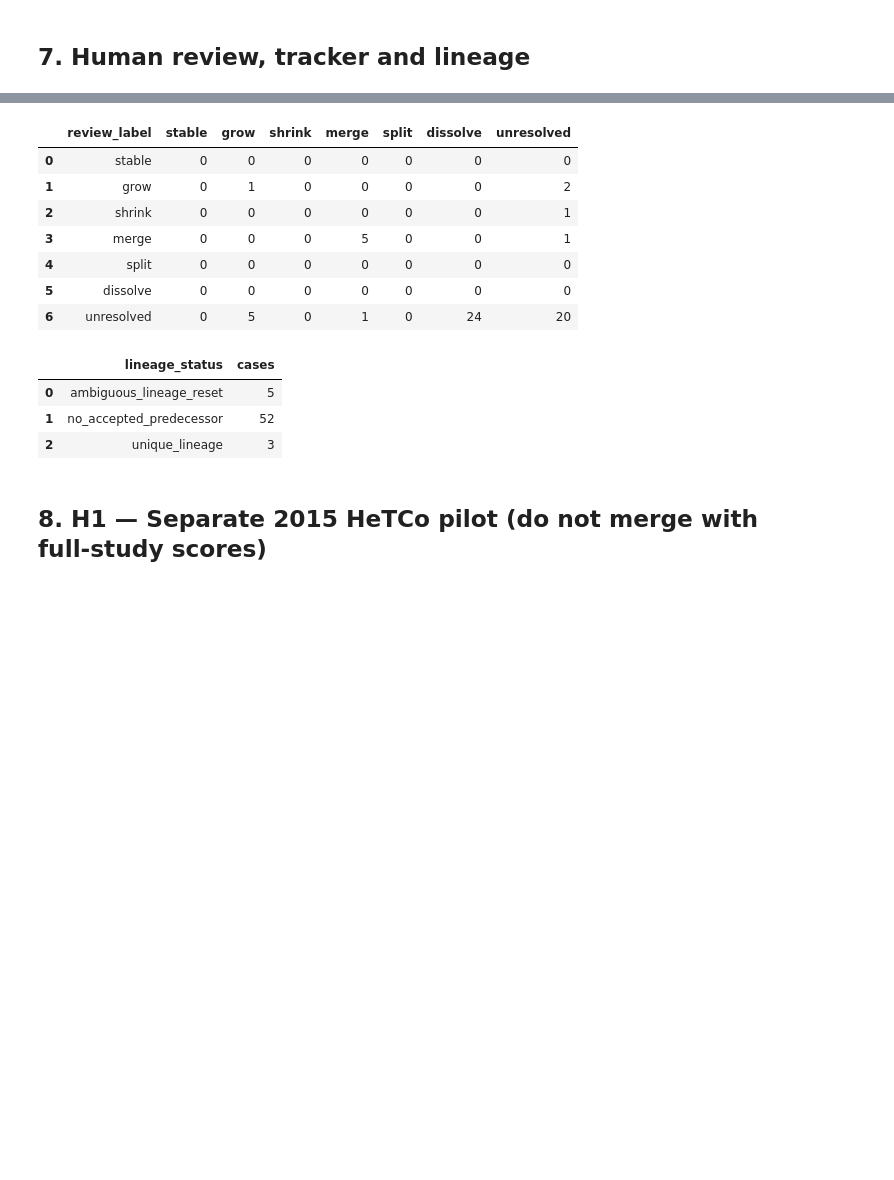
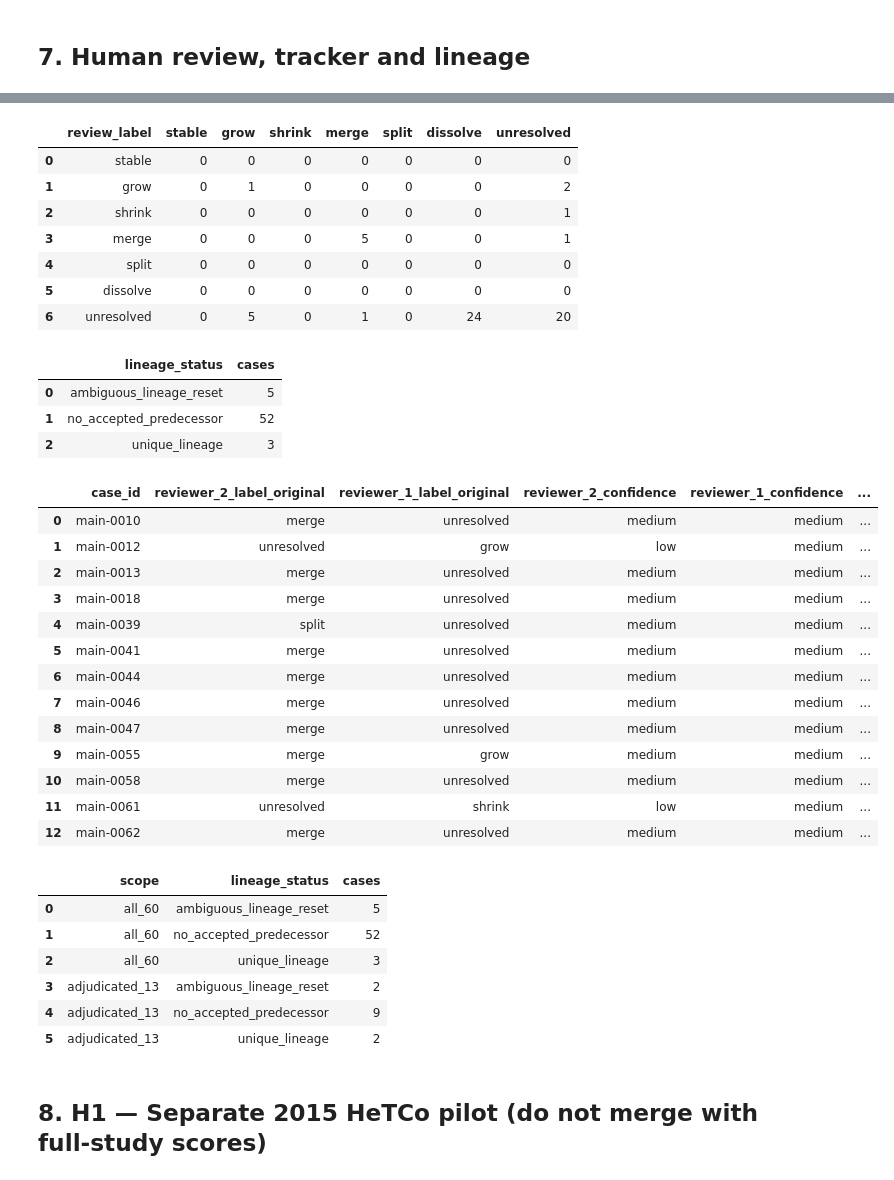
Before and after one commit to TamNgx179/reddit-community-evolution, a Jupyter notebook: notebooks/INTEGRATED_MIDTERM2_NOTEBOOK_20261111.ipynb, the cells around one changed output, grey strips where cells are left out. Cells and saved outputs as stored; diff of their text form; code cells hidden in the pictures; blank space fills up the shorter version.

```diff
--- a/notebooks/INTEGRATED_MIDTERM2_NOTEBOOK_20261111.ipynb
+++ b/notebooks/INTEGRATED_MIDTERM2_NOTEBOOK_20261111.ipynb
@@ -317,36 +317,67 @@ lineage_summary = read_csv("reports/tables/week3-review-20261109/source-lineage-
 print(json.dumps(review_summary, indent=2))
 display(tracker_confusion)
 display(lineage_summary)
+adjudication = read_csv(
+    "reports/tables/human-review-20261107/01_agreement_adjudication/adjudication.csv"
+)
+
+lineage_by_scope = read_csv(
+    "reports/tables/human-review-20261107/02_tracker_audit/lineage_by_scope.csv"
+)
+
+display(adjudication)
+display(lineage_by_scope)
 # %% [output]
 {
   "status": "verified_for_week3_documentation",
   "panel_cases": 60,
   "pre_discussion_agreements": 47,
   "raw_agreement": 0.7833333333333333,
   "cohen_kappa": 0.443254817987152,
   "adjudicated_cases": 13,
   "adjudicated_label_counts": {
     "unresolved": 10,
     "grow": 2,
     "shrink": 1
   },
 ... (13 lines left out)
   "additional_tam_review_status": "six_case_automated_supplement_completed_human_judgments_unrecorded",
   "tam_previously_seen_panel_results": true,
   "supplementary_automated_cases": 6
 }
 |  | review_label | stable | grow | shrink | merge | split | dissolve | unresolved |
 | 0 | stable | 0 | 0 | 0 | 0 | 0 | 0 | 0 |
 | 1 | grow | 0 | 1 | 0 | 0 | 0 | 0 | 2 |
 | 2 | shrink | 0 | 0 | 0 | 0 | 0 | 0 | 1 |
 | 3 | merge | 0 | 0 | 0 | 5 | 0 | 0 | 1 |
 | 4 | split | 0 | 0 | 0 | 0 | 0 | 0 | 0 |
 | 5 | dissolve | 0 | 0 | 0 | 0 | 0 | 0 | 0 |
 | 6 | unresolved | 0 | 5 | 0 | 1 | 0 | 24 | 20 |
 |  | lineage_status | cases |
 | 0 | ambiguous_lineage_reset | 5 |
 | 1 | no_accepted_predecessor | 52 |
 | 2 | unique_lineage | 3 |
+|  | case_id | reviewer_2_label_original | reviewer_1_label_original | reviewer_2_confidence | reviewer_1_confidence | ... |
+| 0 | main-0010 | merge | unresolved | medium | medium | ... |
+| 1 | main-0012 | unresolved | grow | low | medium | ... |
+| 2 | main-0013 | merge | unresolved | medium | medium | ... |
+| 3 | main-0018 | merge | unresolved | medium | medium | ... |
+| 4 | main-0039 | split | unresolved | medium | medium | ... |
+| 5 | main-0041 | merge | unresolved | medium | medium | ... |
+| 6 | main-0044 | merge | unresolved | medium | medium | ... |
+| 7 | main-0046 | merge | unresolved | medium | medium | ... |
+| 8 | main-0047 | merge | unresolved | medium | medium | ... |
+| 9 | main-0055 | merge | grow | medium | medium | ... |
+| 10 | main-0058 | merge | unresolved | medium | medium | ... |
+| 11 | main-0061 | unresolved | shrink | low | medium | ... |
+| 12 | main-0062 | merge | unresolved | medium | medium | ... |
+|  | scope | lineage_status | cases |
+| 0 | all_60 | ambiguous_lineage_reset | 5 |
+| 1 | all_60 | no_accepted_predecessor | 52 |
+| 2 | all_60 | unique_lineage | 3 |
+| 3 | adjudicated_13 | ambiguous_lineage_reset | 2 |
+| 4 | adjudicated_13 | no_accepted_predecessor | 9 |
+| 5 | adjudicated_13 | unique_lineage | 2 |
 # %% [markdown]
 ## 8. H1 — Separate 2015 HeTCo pilot (do not merge with full-study scores)
 # %%
```
Also changed, not shown: parts of 2 cells of this notebook, 1 other file.
